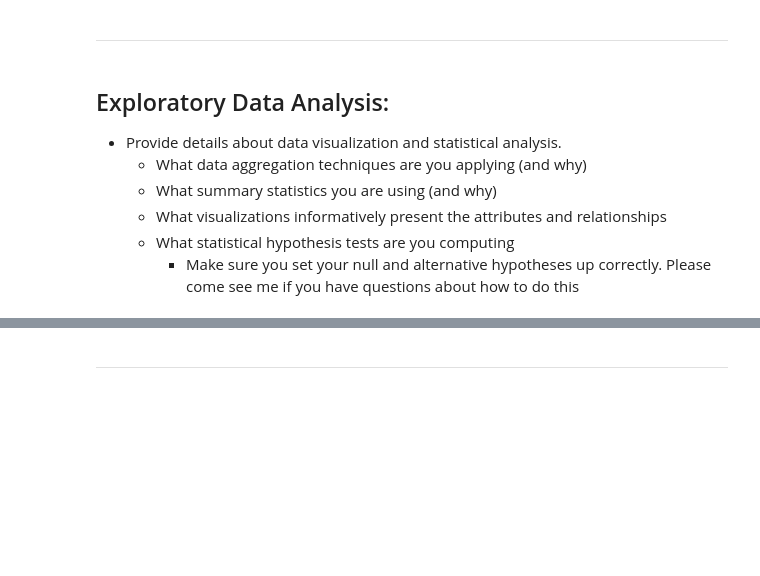
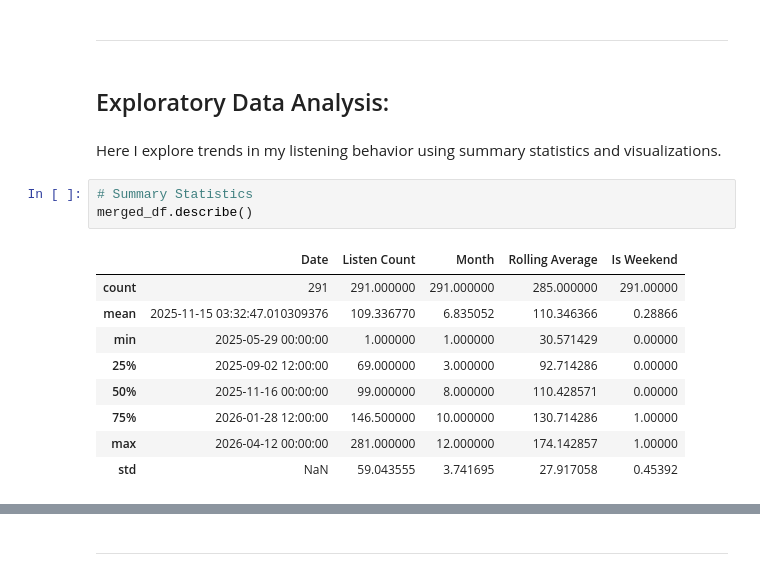
Before and after one commit to tschuff-web/lalaland, a Jupyter notebook: lalaland.ipynb, the cells around one changed output, grey strips where cells are left out. Drawn from its saved outputs; the diff is of its cells as text; blank space fills up the shorter version.

```diff
--- a/lalaland.ipynb
+++ b/lalaland.ipynb
@@ -107,12 +93,20 @@ KeyboardInterrupt:
 # %% [markdown]
 ---
-# %% [markdown]
-## Exploratory Data Analysis:
-
-- Provide details about data visualization and statistical analysis.
-  - What data aggregation techniques are you applying (and why)
-  - What summary statistics you are using (and why)
-  - What visualizations informatively present the attributes and relationships
-  - What statistical hypothesis tests are you computing
-    - Make sure you set your null and alternative hypotheses up correctly.
-      Please come see me if you have questions about how to do this
+# %% [markdown]
+## Exploratory Data Analysis:
+# %% [markdown]
+Here I explore trends in my listening behavior using summary statistics and
+visualizations.
+# %%
+# Summary Statistics
+merged_df.describe()
+# %% [output]
+|  | Date | Listen Count | Month | Rolling Average | Is Weekend |
+| count | 291 | 291.000000 | 291.000000 | 285.000000 | 291.00000 |
+| mean | 2025-11-15 03:32:47.010309376 | 109.336770 | 6.835052 | 110.346366 | 0.28866 |
+| min | 2025-05-29 00:00:00 | 1.000000 | 1.000000 | 30.571429 | 0.00000 |
+| 25% | 2025-09-02 12:00:00 | 69.000000 | 3.000000 | 92.714286 | 0.00000 |
+| 50% | 2025-11-16 00:00:00 | 99.000000 | 8.000000 | 110.428571 | 0.00000 |
+| 75% | 2026-01-28 12:00:00 | 146.500000 | 10.000000 | 130.714286 | 1.00000 |
+| max | 2026-04-12 00:00:00 | 281.000000 | 12.000000 | 174.142857 | 1.00000 |
+| std | NaN | 59.043555 | 3.741695 | 27.917058 | 0.45392 |
```
Also changed, not shown: parts of 40 cells of this notebook, 4 other files.
